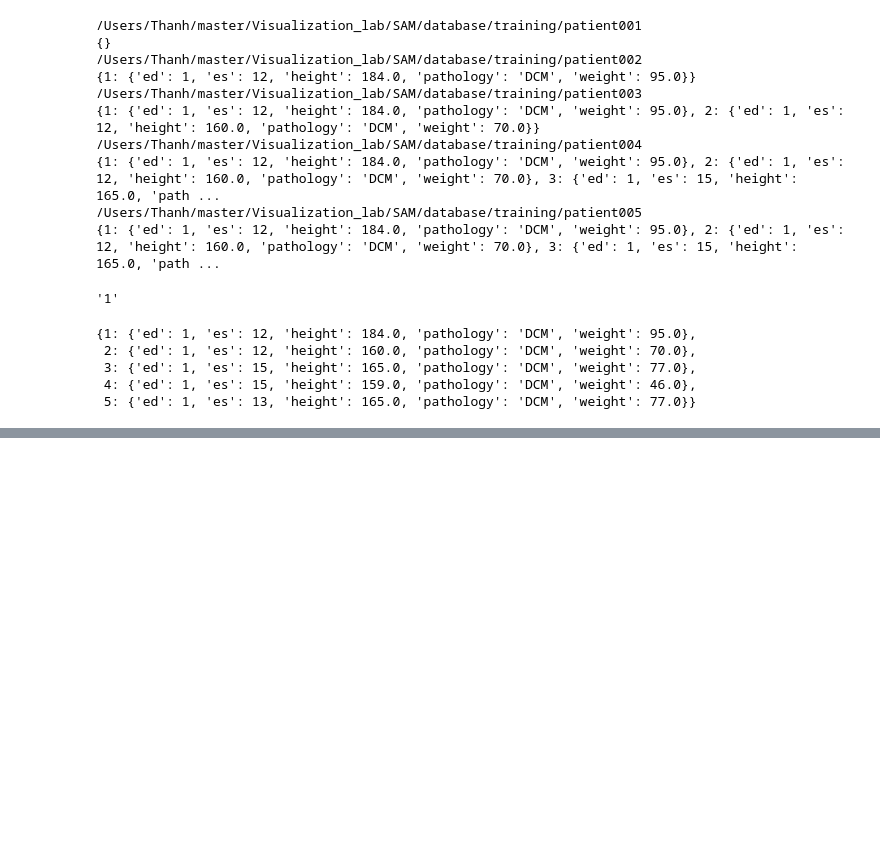
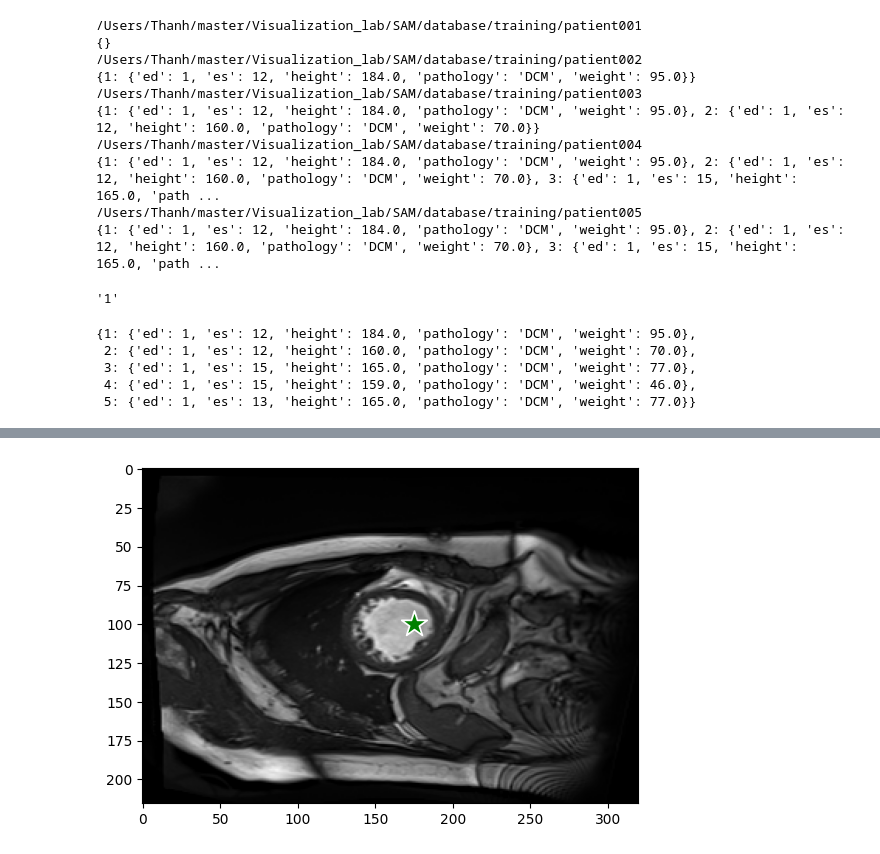
Before and after one commit to ThanhNguyen140/SAM_evaluation, a Jupyter notebook: data_preprocessing/cleaning.ipynb, the cells around one changed output, grey strips where cells are left out. Drawn from its saved outputs; the diff is of its cells as text; code cells hidden in the pictures; blank space fills up the shorter version.

```diff
--- a/data_preprocessing/cleaning.ipynb
+++ b/data_preprocessing/cleaning.ipynb
@@ -231,0 +361,9 @@ patient_info
+# %%
+input_point = np.array([[175, 100]]) #coordinates of the input point
+input_label = np.array([1]) # type of input point (1: forground; 0: background)
+plt.imshow(img2)
+show_points(input_point, input_label, plt.gca())
+plt.axis('on')
+plt.show()
+# %% [output]
+[figure, added]
```
Also changed, not shown: parts of 16 cells of this notebook, 1 other file.
